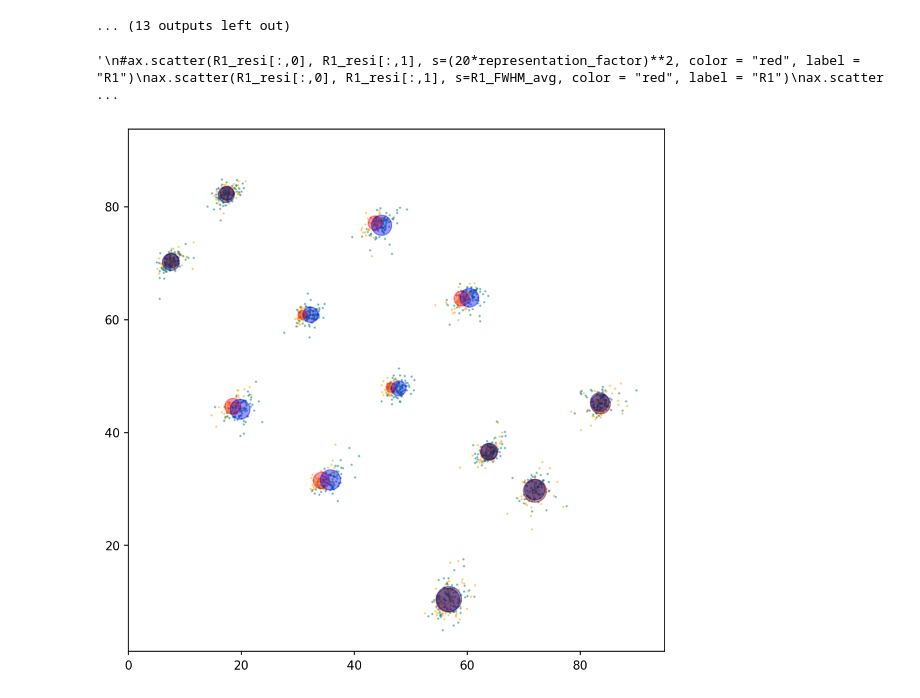
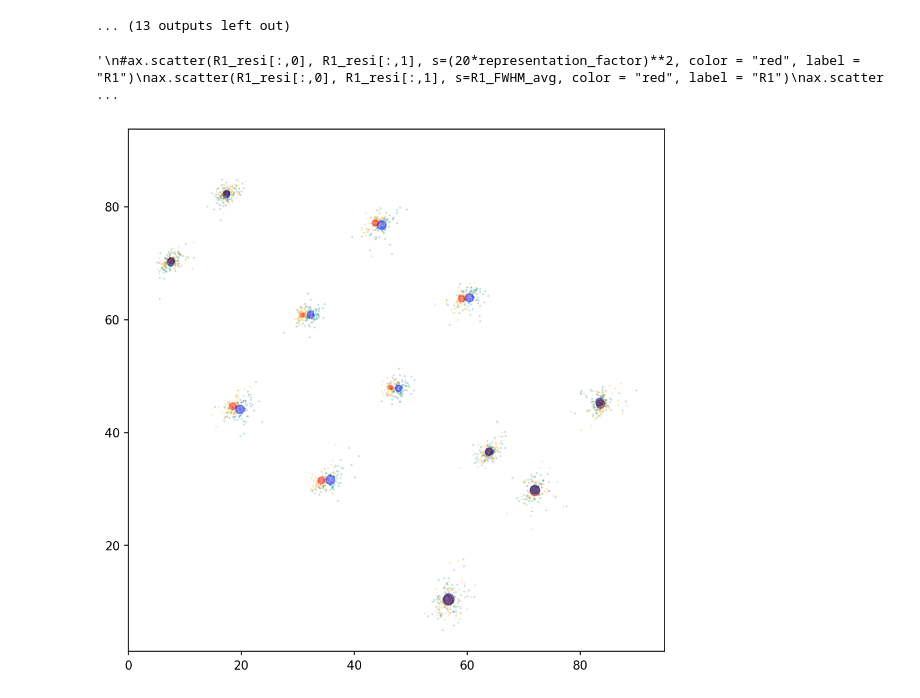
Before and after one commit to jungmannlab/resi, a Jupyter notebook: RESI_Cluster_Center_Analysis.ipynb, the cells around one changed output. Saved outputs shown, nothing was run; the diff lists cells and outputs as text; code cells hidden in the pictures.

Commit message:
Update RESI_Cluster_Center_Analysis.ipynb
Plotted standard deviation instead of FWHM

```diff
--- a/RESI_Cluster_Center_Analysis.ipynb
+++ b/RESI_Cluster_Center_Analysis.ipynb
@@ -106,6 +106,9 @@ print(R4_FWHM_R3_channel)
 R4_FWHM_R1_channel_avg = np.mean(R4_FWHM_R1_channel, axis = 1)
 R4_FWHM_R3_channel_avg = np.mean(R4_FWHM_R3_channel, axis = 1)
 
+R4_std_R1_channel_avg = np.mean(R4_std_R1_channel, axis = 1)
+R4_std_R3_channel_avg = np.mean(R4_std_R3_channel, axis = 1)
+
 print(R4_FWHM_R1_channel_avg)
 print(R4_FWHM_R3_channel_avg)
 
@@ -181,6 +184,9 @@ print(R3_FWHM)
 R1_FWHM_avg = np.mean(R1_FWHM, axis = 1)
 R3_FWHM_avg = np.mean(R3_FWHM, axis = 1)
 
+R1_resi_std_avg = np.mean(R1_resi_std, axis = 1)
+R3_resi_std_avg = np.mean(R3_resi_std, axis = 1)
+
 print("R1 std: ", np.mean(R1_resi_std, axis=0))
 print("R3 std: ", np.mean(R3_resi_std, axis=0))
 # %% [output]
@@ -200,34 +206,41 @@ print("R3 std: ", np.mean(R3_resi_std, axis=0))
 # %%
 size_inches = 8
 dpi = 150
 
 fig, ax = plt.subplots(figsize=(size_inches, size_inches), dpi=dpi)
 
 ax.axis('equal')
 ax.set_ylim(0, maxOuter)
 ax.set_xlim(0, maxOuter)
 
 #Plot all the RESI cluster centers
-ax.scatter(R1_table["x"], R1_table["y"], s=1, alpha=0.4, color = "orange")
-ax.scatter(R3_table["x"], R3_table["y"], s=1, alpha=0.4, color = "teal")
+ax.scatter(R1_table["x"], R1_table["y"], s=0.5, alpha=0.2, color = "orange")
+ax.scatter(R3_table["x"], R3_table["y"], s=0.5, alpha=0.2, color = "teal")
 
-circles(R1_resi, R1_FWHM_avg, "red")
-circles(R3_resi, R3_FWHM_avg, "blue")
+circles(R1_resi, R1_resi_std_avg, "red")
+circles(R3_resi, R3_resi_std_avg, "blue")
 
-circles(R4_positions_R1_channel, R4_FWHM_R1_channel_avg, "maroon")
-circles(R4_positions_R3_channel, R4_FWHM_R3_channel_avg, "darkblue")
+circles(R4_positions_R1_channel, R4_std_R1_channel_avg, "maroon")
+circles(R4_positions_R3_channel, R4_std_R3_channel_avg, "darkblue")
+
+
+#circles(R1_resi, R1_FWHM_avg, "red")
+#circles(R3_resi, R3_FWHM_avg, "blue")
+
+#circles(R4_positions_R1_channel, R4_FWHM_R1_channel_avg, "maroon")
+#circles(R4_positions_R3_channel, R4_FWHM_R3_channel_avg, "darkblue")
 
 #draw_circle = plt.Circle((10,10), 10, alpha=0.5, color = "red") #The third value is the radius
 #ax.add_artist(draw_circle)
 
 '''
 #ax.scatter(R1_resi[:,0], R1_resi[:,1], s=(20*representation_factor)**2, color = "red", label = "R1")
 ax.scatter(R1_resi[:,0], R1_resi[:,1], s=R1_FWHM_avg, color = "red", label = "R1")
 ax.scatter(R3_resi[:,0], R3_resi[:,1], s=R3_FWHM_avg, color = "blue", label = "R3")
 
 ax.scatter(R4_positions_R1_channel[:,0], R4_positions_R1_channel[:,1], s=R4_FWHM_R1_channel_avg, color = "maroon", label = "R4 from R1 channel")
 ax.scatter(R4_positions_R3_channel[:,0], R4_positions_R3_channel[:,1], s=R4_FWHM_R3_channel_avg, color = "darkblue", label = "R4 from R3 channel")
 '''
 # %% [output]
 '\n#ax.scatter(R1_resi[:,0], R1_resi[:,1], s=(20*representation_factor)**2, color = "red", label = "R1")\nax.scatter(R1_resi[:,0], R1_resi[:,1], s=R1_FWHM_avg, color = "red", label = "R1")\nax.scatter ...
-[figure, old version]
+[figure, new version]
```
Also changed, not shown: parts of 2 cells of this notebook.
